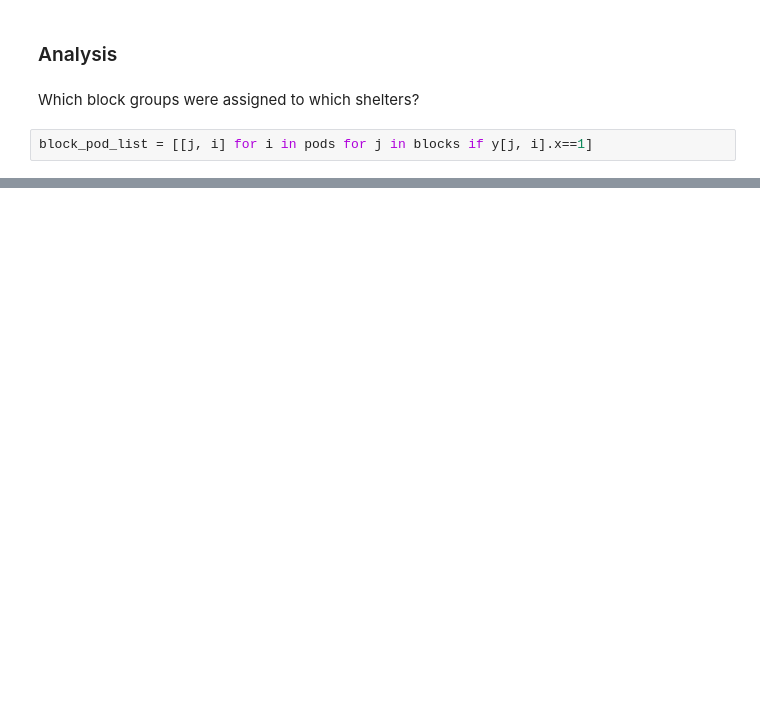
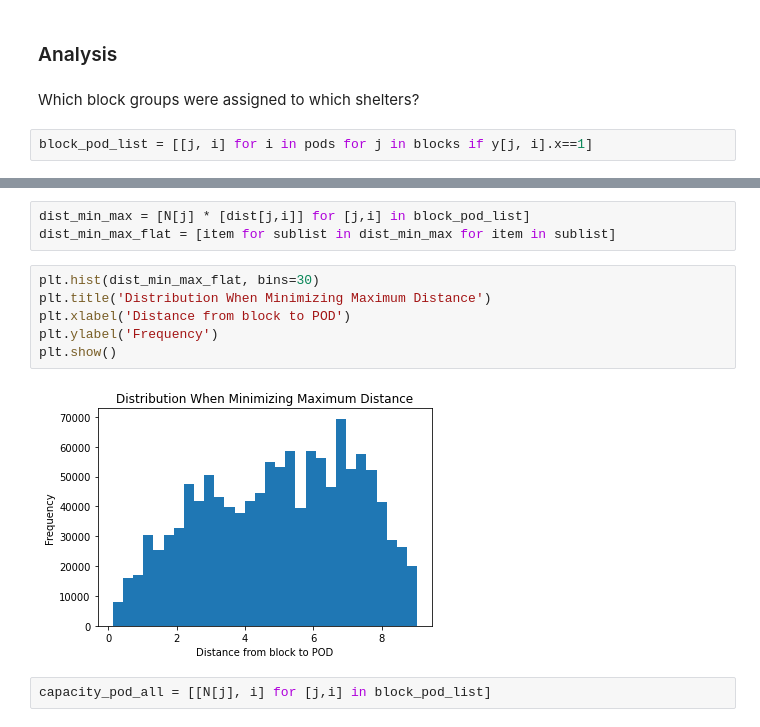
Before and after one commit to espeigle36/points-of-dispense, a Jupyter notebook: pod_minmax.ipynb, the cells around one changed output, grey strips where cells are left out. Saved outputs shown, nothing was run; the diff lists cells and outputs as text; blank space fills up the shorter version.

```diff
--- a/pod_minmax.ipynb
+++ b/pod_minmax.ipynb
@@ -172 +177,14 @@ block_pod_list # can export to view in a map
  ...]
+# %%
+dist_min_max = [N[j] * [dist[j,i]] for [j,i] in block_pod_list]
+dist_min_max_flat = [item for sublist in dist_min_max for item in sublist]
+# %%
+plt.hist(dist_min_max_flat, bins=30)
+plt.title('Distribution When Minimizing Maximum Distance')
+plt.xlabel('Distance from block to POD')
+plt.ylabel('Frequency')
+plt.show()
+# %% [output]
+[figure, added]
+# %%
+capacity_pod_all = [[N[j], i] for [j,i] in block_pod_list]
```
Also changed, not shown: parts of 10 cells of this notebook, 6 other files.
